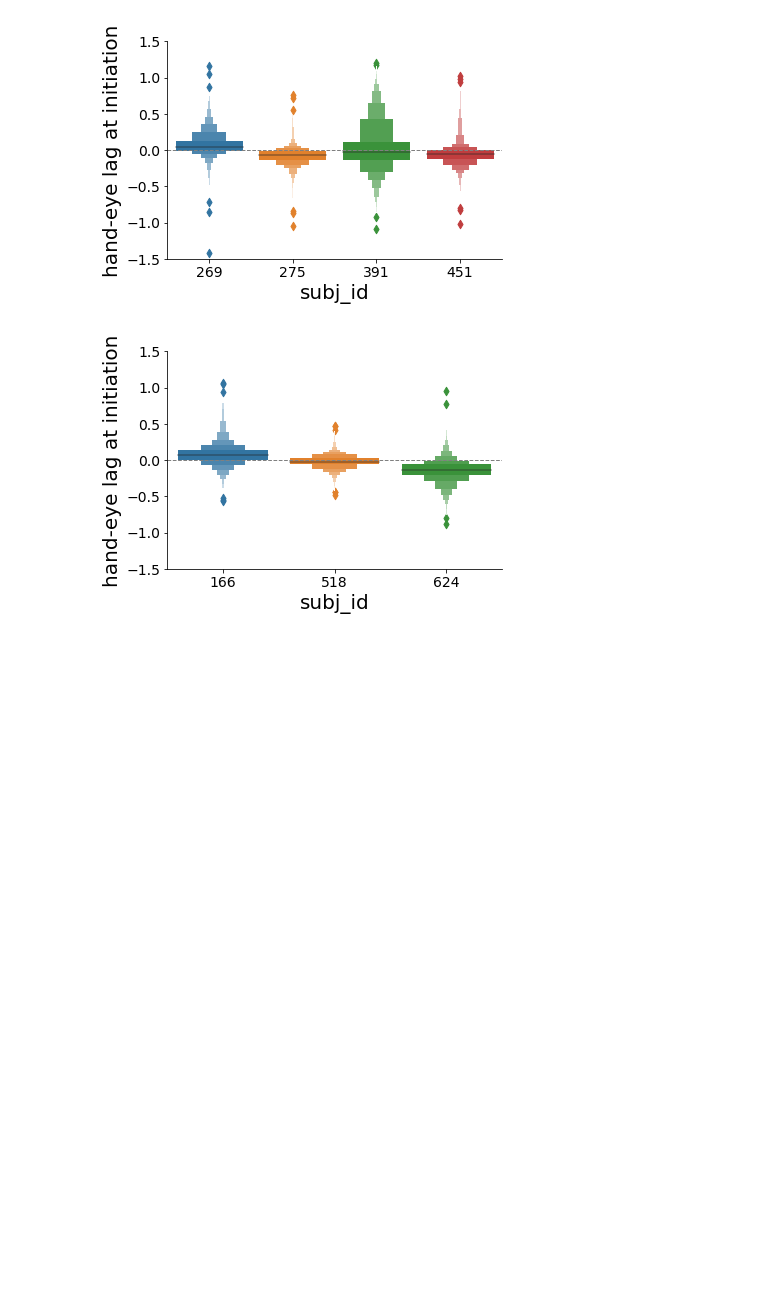
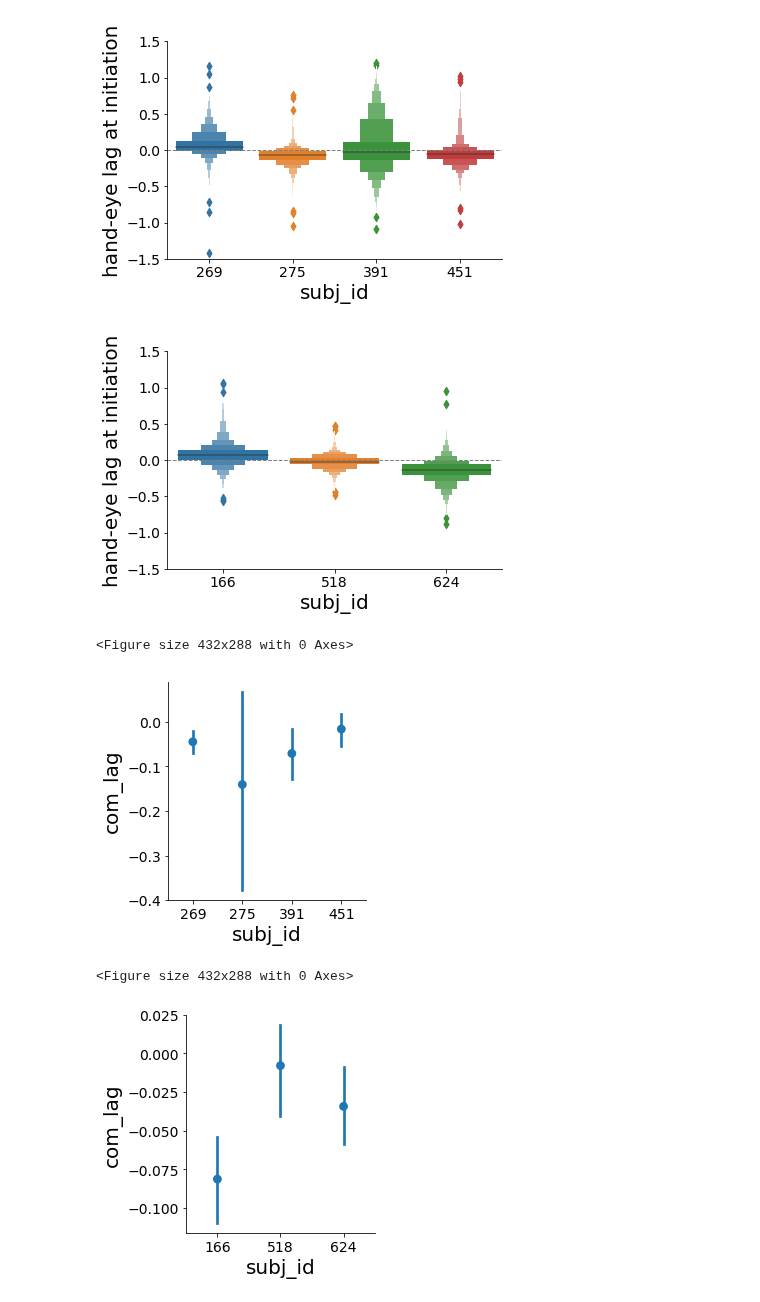
Before and after one commit to cherepaha/eyehandrdk, a Jupyter notebook: eye_hand_lags.ipynb, the cells around one changed output. Drawn from its saved outputs; the diff is of its cells as text; code cells hidden in the pictures; blank space fills up the shorter version.

Commit message:
CoM lag plots updated

```diff
--- a/eye_hand_lags.ipynb
+++ b/eye_hand_lags.ipynb
@@ -236,3 +236,18 @@ plot_lag_by_subj(choices_2, exp_2)
 # %% [output]
 [figure]
 [figure]
+# %%
+def plot_com_lag_by_subj(choices, exp):
+    plt.figure()
+    ax = sns.factorplot(data=choices, x='subj_id', y='com_lag', join=False)
+#     ax.axhline(0.0, color='grey', ls='--', lw=1)
+#     ax.set_ylim((-1., 1.))
+    plt.savefig(('figures/com_lag_by_subj_%s' % (exp)).replace(' ', '_'), bbox_inches='tight')
+
+plot_com_lag_by_subj(choices_1, exp_1)
+plot_com_lag_by_subj(choices_2, exp_2)
+# %% [output]
+<Figure size 432x288 with 0 Axes>
+[figure, added]
+<Figure size 432x288 with 0 Axes>
+[figure, added]
```
